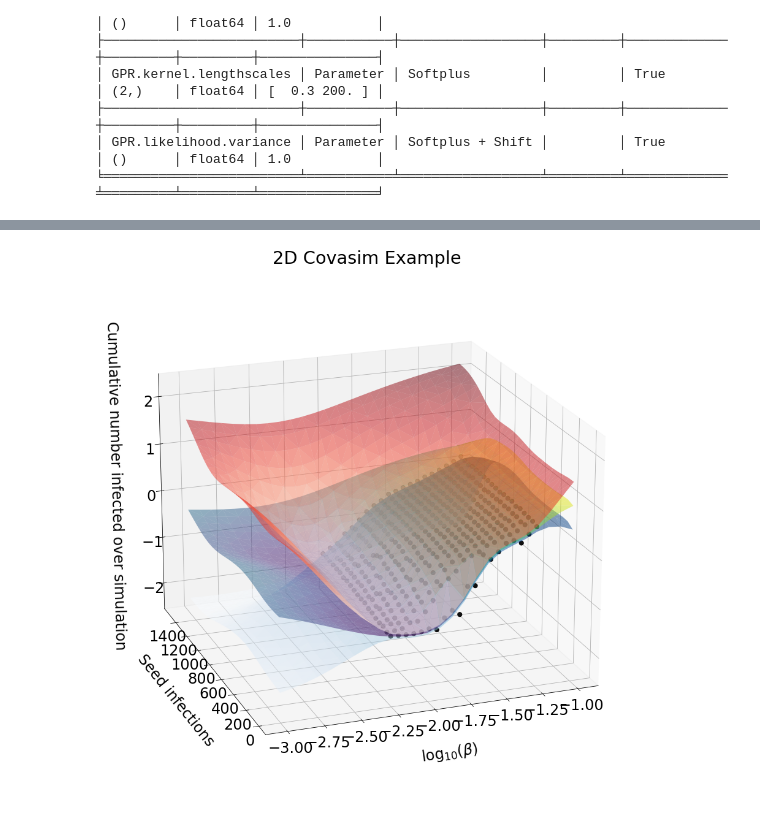
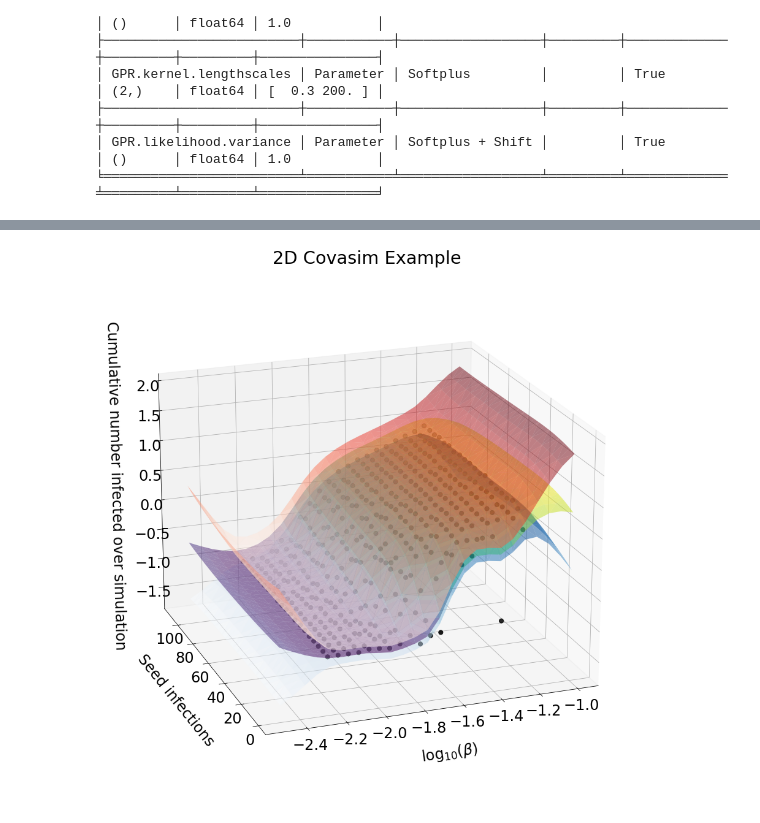
Before and after one commit to InstituteforDiseaseModeling/historymatching, a Jupyter notebook: doc/Homoskedastic2D.ipynb, the cells around one changed output, grey strips where cells are left out. Drawn from its saved outputs; the diff is of its cells as text; code cells hidden in the pictures.

```diff
--- a/doc/Homoskedastic2D.ipynb
+++ b/doc/Homoskedastic2D.ipynb
@@ -124,39 +126,39 @@ print_summary(m)
 # %%
 ## generate test points for prediction
 N = 25
-x1 = np.log10(np.logspace(-3, -1, N))  # test points must be of shape (N, D)
-x2 = np.linspace(5, 1500, N)  # test points must be of shape (N, D)
+x1 = np.log10(np.logspace(-2.5, -1, N))  # test points must be of shape (N, D)
+x2 = np.linspace(0, 110, N)  # test points must be of shape (N, D)
 XX1, XX2 = np.meshgrid(x1, x2)
 xx = np.stack([np.ravel(XX1), np.ravel(XX2)]).T.astype(dtyp)
 
 #xx = np.stack([X1, X2]).T
 
 ## predict mean and variance of latent GP at test points
 mean_f, var_f = m.predict_f(xx)
 mean_y, var_y = m.predict_y(xx)
 
 ## generate 10 samples from posterior
 #tf.random.set_seed(1)  # for reproducibility
 #samples = m.predict_f_samples(xx, 10)  # shape (10, 100, 1)
 
 fig = plt.figure(figsize=(16,16))
 ax = plt.axes(projection='3d')
 ax.scatter3D(X1, X2, Y, c='black', s=50);
 ax.plot_trisurf(xx[:,0], xx[:,1], mean_f.numpy().squeeze(), cmap='viridis', edgecolor='none', alpha=0.5)
 ax.plot_trisurf(xx[:,0], xx[:,1], mean_f.numpy().squeeze()+2*np.sqrt(var_f.numpy().squeeze()), cmap='Reds', edgecolor='none', alpha=0.5)
 ax.plot_trisurf(xx[:,0], xx[:,1], mean_f.numpy().squeeze()-2*np.sqrt(var_f.numpy().squeeze()), cmap='Blues', edgecolor='none', alpha=0.5)
 #ax.plot_trisurf(X1, X2, np.ravel(mean_f.numpy()), cmap='viridis', edgecolor='none', alpha=0.5)
 
 ax.view_init(20, 250)
 ax.set_title('2D Covasim Example');
 ax.set_xlabel(r'$\log_{10}(\beta)$')
 ax.set_ylabel('Seed infections')
 ax.set_zlabel('Cumulative number infected over simulation')
 ax.xaxis.labelpad = 30
 ax.yaxis.labelpad = 30
 ax.zaxis.labelpad = 30
 # %% [output]
-[figure, old version]
+[figure, new version]
 # %%
 #i = 25
 #mu, var = m.predict_f(X[i].reshape(-1, 2))
```
Also changed, not shown: parts of 3 cells of this notebook, 4 other files.
